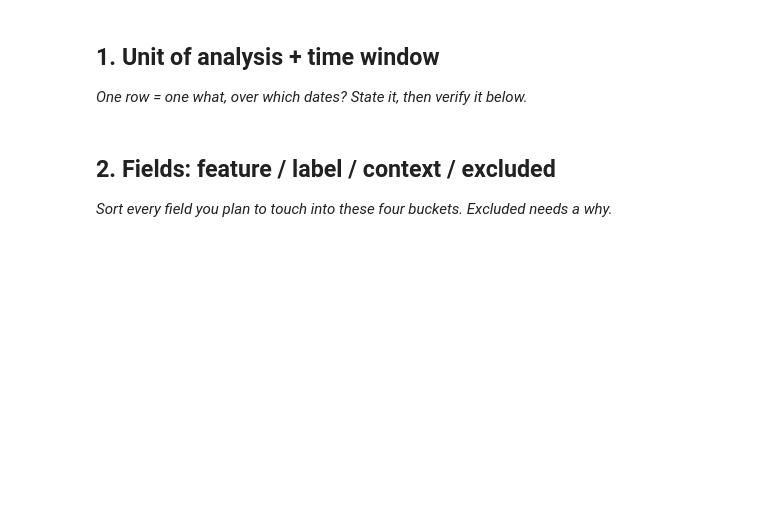
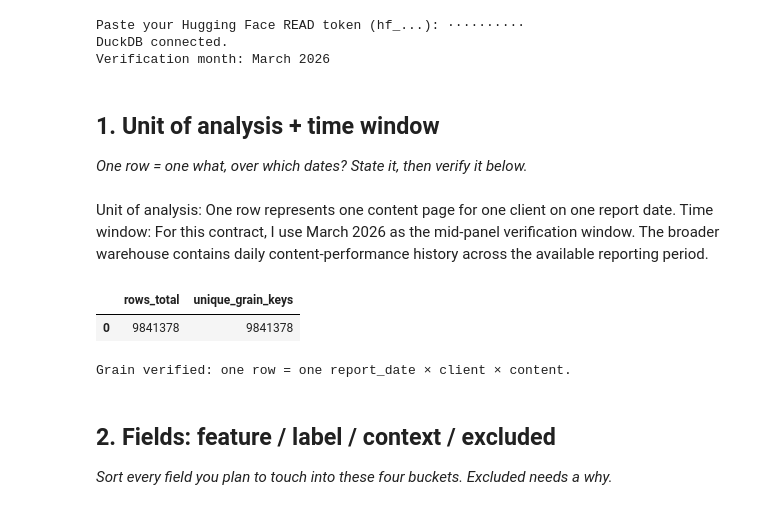
Before and after one commit to Maryam271/flyrank-ml-internship, a Jupyter notebook: work/notebooks/w03_data_contract.ipynb, the cells around one changed output. Drawn from its saved outputs; the diff is of its cells as text; code cells hidden in the pictures; blank space fills up the shorter version.

```diff
--- a/work/notebooks/w03_data_contract.ipynb
+++ b/work/notebooks/w03_data_contract.ipynb
@@ -6,13 +6,80 @@
 This skeleton is yours to fill. Work the sections **in order** — each one has a one-line hint. Simple words, honest numbers.
 
 > Working with an AI assistant? Tell it to read `skills/README.md` first and load the one skill this assignment names on its card.
+# %%
+# ML-04 — Warehouse setup
+%pip -q install duckdb huggingface_hub
+
+import os
+import getpass
+import duckdb
+import pandas as pd
+import numpy as np
+
+# Get HF token from Colab Secret / environment.
+HF_TOKEN = os.environ.get("HF_TOKEN")
+
+if not HF_TOKEN:
+    try:
+        from google.colab import userdata
+        HF_TOKEN = userdata.get("HF_TOKEN")
+    except Exception:
+        pass
+
+if not HF_TOKEN:
+    HF_TOKEN = getpass.getpass("Paste your Hugging Face READ token (hf_...): ")
+
+con = duckdb.connect()
+con.execute("SET enable_progress_bar = false")
+con.execute(
+    f"CREATE OR REPLACE SECRET hf "
+    f"(TYPE huggingface, TOKEN '{HF_TOKEN}')"
+)
+
+REL = "hf://datasets/FlyRank/internship-warehouse"
+
+DIM_CLIENTS = f"read_parquet('{REL}/dim_clients.parquet')"
+DIM_CONTENT = f"read_parquet('{REL}/dim_content.parquet')"
+
+# For ML-04, use the March 2026 partition as the mid-panel month.
+MARCH = f"read_parquet('{REL}/fact_content_daily_performance/month=2026-03/*.parquet')"
+
+print("DuckDB connected.")
+print("Verification month: March 2026")
+# %% [output]
+Paste your Hugging Face READ token (hf_...): ··········
+DuckDB connected.
+Verification month: March 2026
 # %% [markdown]
 ## 1. Unit of analysis + time window
 
 *One row = one what, over which dates? State it, then verify it below.*
+# %% [markdown]
+Unit of analysis: One row represents one content page for one client on one report date.
+Time window: For this contract, I use March 2026 as the mid-panel verification window. The broader warehouse contains daily content-performance history across the available reporting period.
 # %%
 # This cell is for CODE (numbers, a query, a check).
 # Write your text answer in the cell ABOVE this one — typing sentences here breaks Run All.
+# Section 1 — Verify the grain
+grain_check = con.execute(f"""
+SELECT
+    COUNT(*) AS rows_total,
+    COUNT(DISTINCT
+        report_date || '|' || client_hash_id || '|' || content_hash_id
+    ) AS unique_grain_keys
+FROM {MARCH}
+""").df()
+
+display(grain_check)
+
+assert grain_check.loc[0, "rows_total"] == grain_check.loc[0, "unique_grain_keys"], \
+    "Grain check failed: duplicate report_date × client × content rows found."
+
+print("Grain verified: one row = one report_date × client × content.")
+# %% [output]
+|  | rows_total | unique_grain_keys |
+| 0 | 9841378 | 9841378 |
+Grain verified: one row = one report_date × client × content.
 # %% [markdown]
 ## 2. Fields: feature / label / context / excluded
 
```
Also changed, not shown: parts of 8 cells of this notebook.
